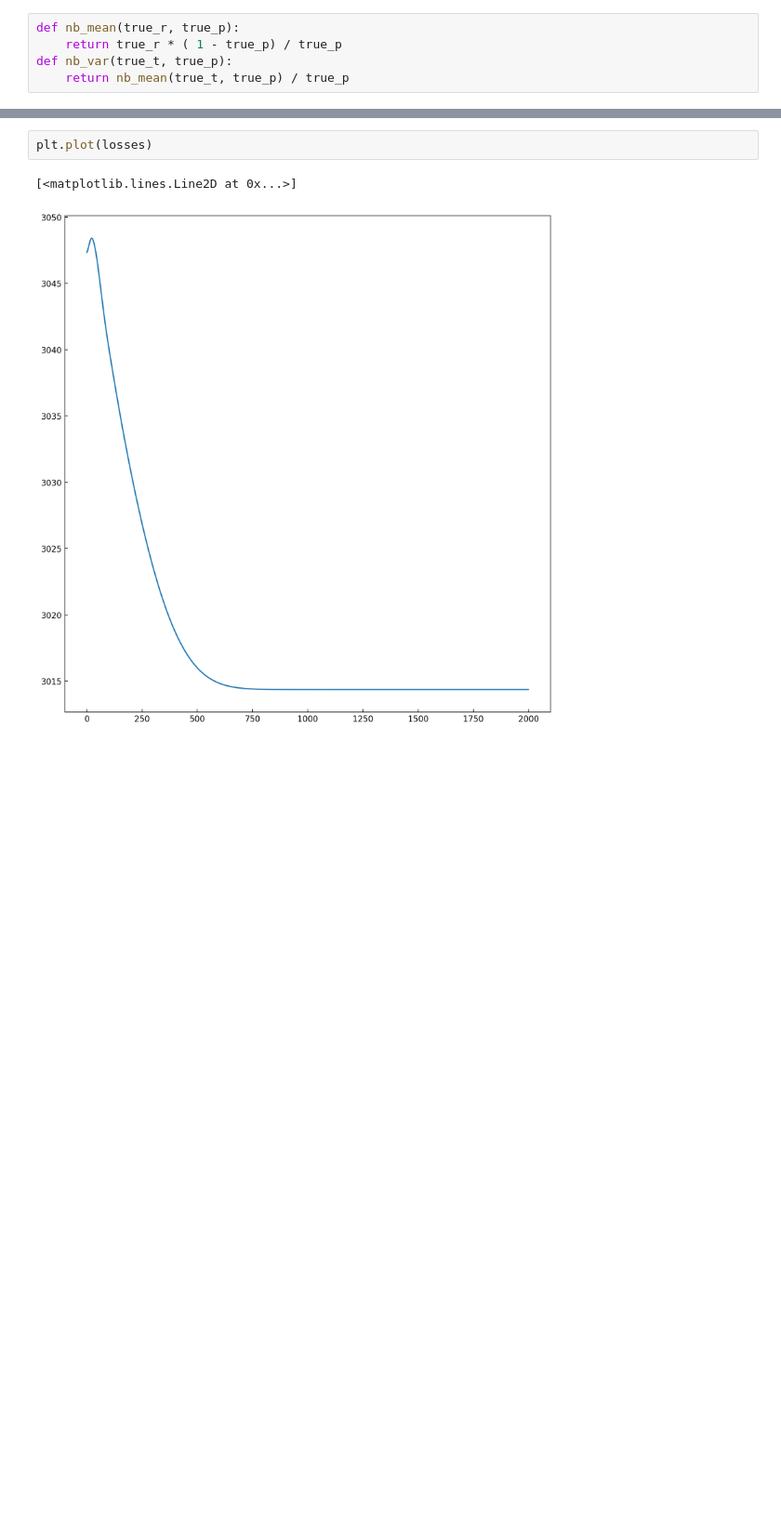
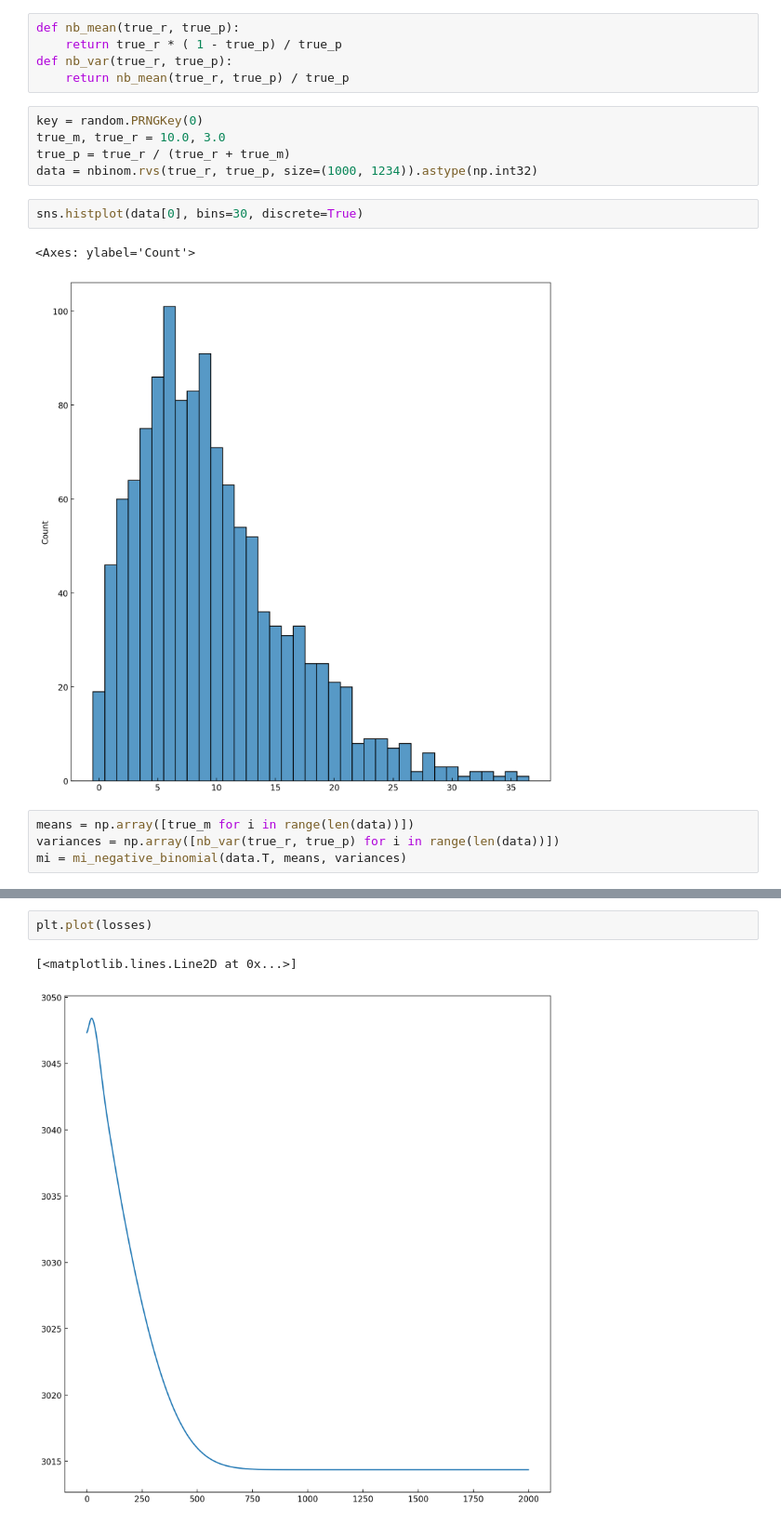
Before and after one commit to dpohanlon/fast-mi, a Jupyter notebook: examples/mi_nb.ipynb, the cells around one changed output, grey strips where cells are left out. Shown at 93% size. Drawn from its saved outputs; the diff is of its cells as text; blank space fills up the shorter version.

```diff
--- a/examples/mi_nb.ipynb
+++ b/examples/mi_nb.ipynb
@@ -46,5 +47,19 @@ from fast_negative_binomial import log_negative_binomial2, log_negative_binomial
 # %%
 def nb_mean(true_r, true_p):
     return true_r * ( 1 - true_p) / true_p
-def nb_var(true_t, true_p):
-    return nb_mean(true_t, true_p) / true_p
+def nb_var(true_r, true_p):
+    return nb_mean(true_r, true_p) / true_p
+# %%
+key = random.PRNGKey(0)
+true_m, true_r = 10.0, 3.0
+true_p = true_r / (true_r + true_m)
+data = nbinom.rvs(true_r, true_p, size=(1000, 1234)).astype(np.int32)
+# %%
+sns.histplot(data[0], bins=30, discrete=True)
+# %% [output]
+<Axes: ylabel='Count'>
+[figure, added]
+# %%
+means = np.array([true_m for i in range(len(data))])
+variances = np.array([nb_var(true_r, true_p) for i in range(len(data))])
+mi = mi_negative_binomial(data.T, means, variances)
```
Also changed, not shown: parts of 3 cells of this notebook, 5 other files.
